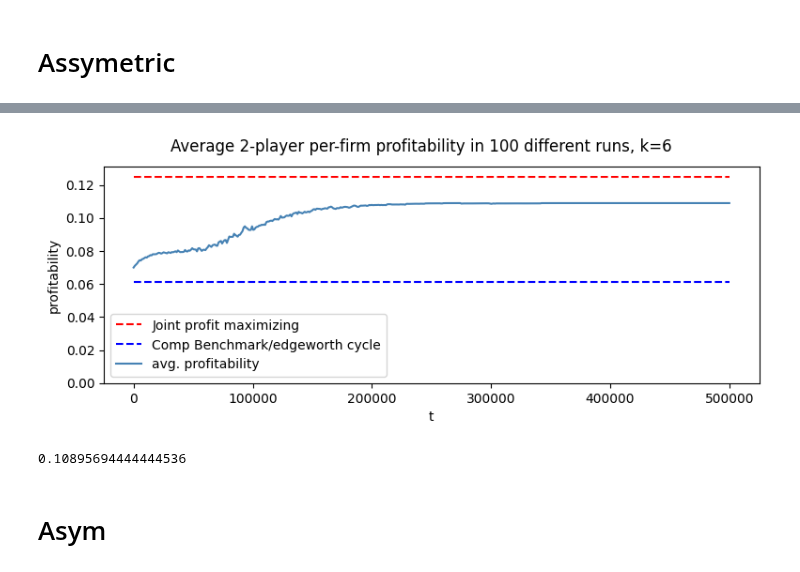
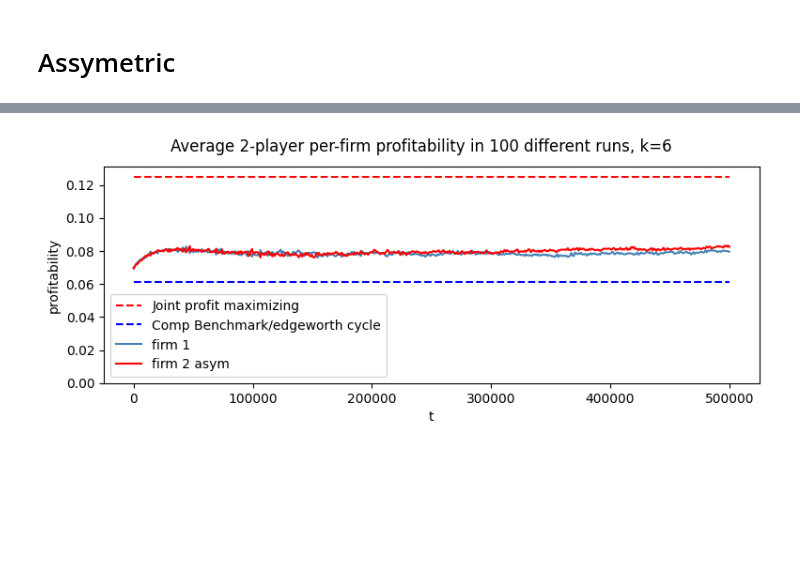
Before and after one commit to nicklasbusk/Bachelorprojekt, a Jupyter notebook: Code/JAL_AM.ipynb, the cells around one changed output, grey strips where cells are left out. Saved outputs shown, nothing was run; the diff lists cells and outputs as text; code cells hidden in the pictures; blank space fills up the shorter version.

```diff
--- a/Code/JAL_AM.ipynb
+++ b/Code/JAL_AM.ipynb
@@ -83,7 +82,7 @@ plt.show()
 # %% [markdown]
 # Assymetric
 # %%
-res_asym, avg_prof_gain_asym,t_asym= run_sim_Asym(100, np.linspace(0,1,7),0.5)
+avg_prof_asym,prof_gain,n, firm1, firm2= run_sim_asym(100, np.linspace(0,1,7),0.5)
 # %%
 res, avg_prof_gain,t= run_sim(100, np.linspace(0,1,7))
 # %%
@@ -235,20 +104,15 @@ avg_prof,prof_gain,n= run_sim(100, np.linspace(0,1,7))
 # %%
 fig, axs = plt.subplots(1, 1, figsize=(9,3))
 fig.suptitle("Average 2-player per-firm profitability in {} different runs, k={}".format(n, 6))
 axs.set_xlabel("t")
 axs.set_ylabel("profitability")
 xs = np.linspace(0, 500000, 499)
 axs.set_ylim(0.00, 0.125+(0.125*0.05))
 axs.hlines(0.125, xmin=xs[0], xmax=xs[-1], colors='red', linestyles='dashed', label='Joint profit maximizing')
 axs.hlines(0.0611, xmin=xs[0], xmax=xs[-1], colors='blue', linestyles='dashed', label='Comp Benchmark/edgeworth cycle')#konstant taget fra johanne og morten
-axs.plot(xs, avg_prof, color="steelblue", label = "avg. profitability")
+axs.plot(xs, firm1, color="steelblue", label = "firm 1")
+axs.plot(xs, firm2, color="red", label = "firm 2 asym")
 axs.legend()  # Show the legend to display the label of the newly added line
 plt.show()
 # %% [output]
-[figure, old version]
+[figure, new version]
-# %%
-avg_prof[498]
-# %% [output]
-0.10895694444444536
-# %% [markdown]
-# Asym
```
Also changed, not shown: parts of 16 cells of this notebook, 4 other files.
